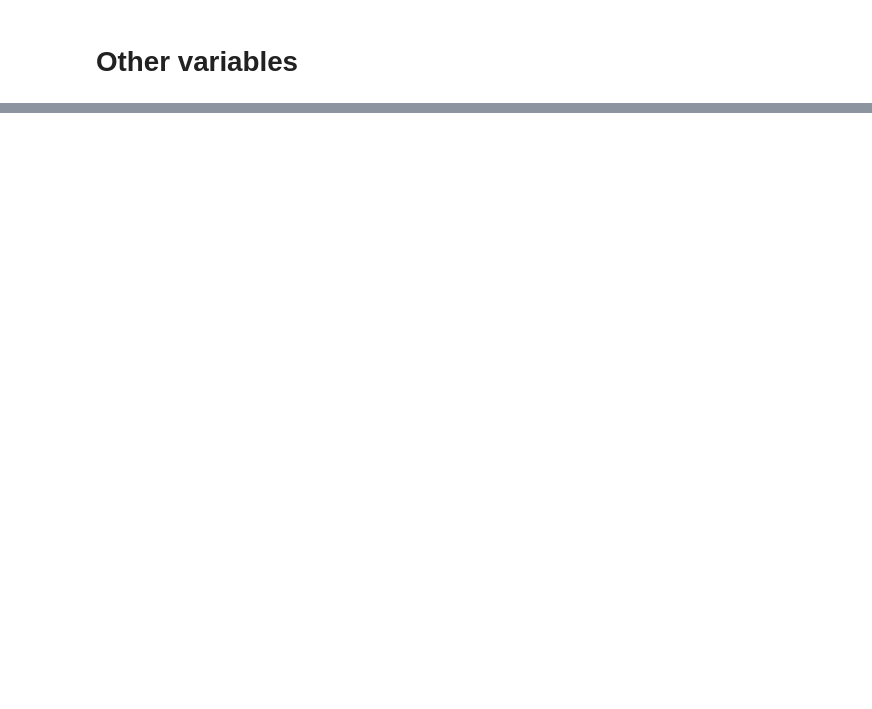
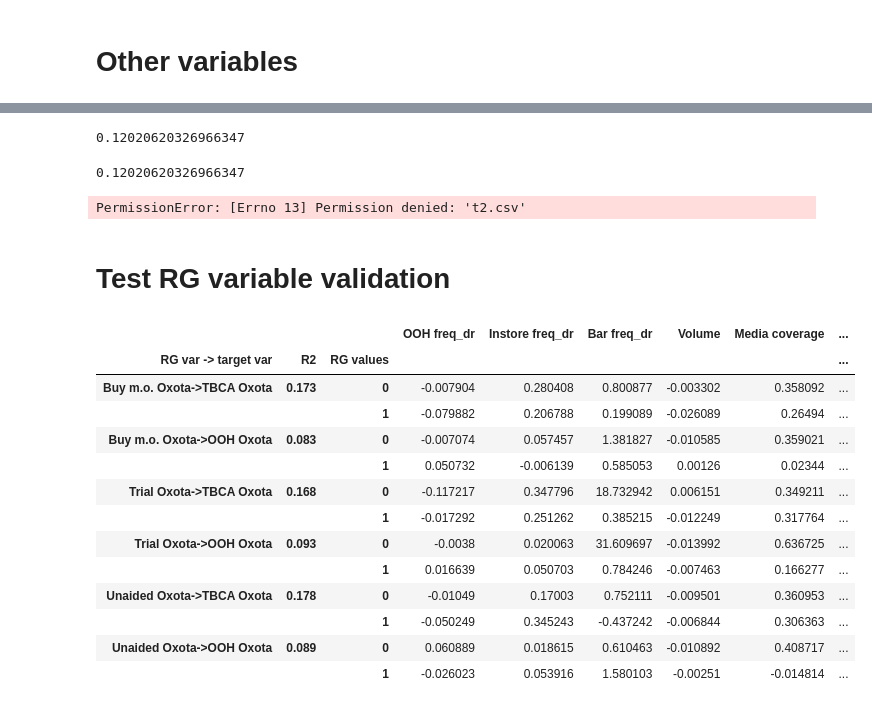
Before and after one commit to woskxmcnvb/XMedia, a Jupyter notebook: main_working_file.ipynb, the cells around one changed output, grey strips where cells are left out. Cells and saved outputs as stored; diff of their text form; code cells hidden in the pictures; blank space fills up the shorter version.

Commit message:
++ Validate other variables

```diff
--- a/main_working_file.ipynb
+++ b/main_working_file.ipynb
@@ -485,0 +276,77 @@ dtype: float64
+# %%
+from LinearRegression import SubSampleRegression
+
+model_data = pd.read_csv('model_data.csv')
+model_data['Base'] = 1
+
+ssr = SubSampleRegression(1)
+
+X_names =  ['Volume', 'Media coverage', 'WOM +ve', 'Experience +ve', 'Base']
+y_name = 'TBCA Oxota'
+
+ssr.Fit(model_data, X_names, y_name, 'Trial Oxota')
+
+ssr.Score(model_data, y_name)
+# %% [output]
+0.12020620326966347
+# %%
+from LinearRegression import LR
+from sklearn.metrics import r2_score
+
+filt_0 = model_data['Trial Oxota'] == 0
+filt_1 = model_data['Trial Oxota'] == 1
+
+reg_0 = LR(fit_intercept=False).fit(model_data.loc[filt_0, X_names], model_data.loc[filt_0, y_name])
+reg_1 = LR(fit_intercept=False).fit(model_data.loc[filt_1, X_names], model_data.loc[filt_1, y_name])
+
+model_data.loc[filt_0, 'Pred'] = reg_0.predict(model_data.loc[filt_0, X_names])
+model_data.loc[filt_1, 'Pred'] = reg_1.predict(model_data.loc[filt_1, X_names])
+
+print(r2_score(model_data[y_name], model_data['Pred']))
+model_data['Pred_my'] = ssr.Predict(model_data)
+
+model_data.to_csv('t2.csv')
+# %% [output]
+0.12020620326966347
+PermissionError: [Errno 13] Permission denied: 't2.csv'
+# %% [markdown]
+# Test RG variable validation
+# %%
+# списки во всех секциях
+
+model_data = pd.read_csv('model_data.csv')
+model_spec = {
+    'Target variables': [
+        #'TBCA Oxota', 'OOH Oxota', 'Trial Oxota', 'Unaided Oxota', 'Consider T1 Oxota'
+        'TBCA Oxota', 'OOH Oxota',
+    ],
+    'Campaign variables': [
+        {'Name': 'OOH freq',     'Alpha': 2, 'Gamma': 12},
+        {'Name': 'Instore freq', 'Alpha': 2, 'Gamma': 4},
+        {'Name': 'Bar freq',     'Alpha': 8, 'Gamma': 4},
+    ],
+    'Other variables': ['Volume', 'Media coverage', 'WOM +ve', 'Experience +ve'],
+    'Relevance groups variable': ['Buy m.o. Oxota', 'Trial Oxota', 'Unaided Oxota'],
+    'Subsample variables': None
+}
+
+
+xmc = MediaContributionCalculator()
+model_spec = xmc.CheckFixSpec(model_data, model_spec)
+
+xmc.ValidateRGVariables(model_data, model_spec)
+# %% [output]
+|  |  |  | OOH freq_dr | Instore freq_dr | Bar freq_dr | Volume | Media coverage | ... |
+| RG var -> target var | R2 | RG values |  |  |  |  |  | ... |
+| Buy m.o. Oxota->TBCA Oxota | 0.173 | 0 | -0.007904 | 0.280408 | 0.800877 | -0.003302 | 0.358092 | ... |
+|  |  | 1 | -0.079882 | 0.206788 | 0.199089 | -0.026089 | 0.26494 | ... |
+| Buy m.o. Oxota->OOH Oxota | 0.083 | 0 | -0.007074 | 0.057457 | 1.381827 | -0.010585 | 0.359021 | ... |
+|  |  | 1 | 0.050732 | -0.006139 | 0.585053 | 0.00126 | 0.02344 | ... |
+| Trial Oxota->TBCA Oxota | 0.168 | 0 | -0.117217 | 0.347796 | 18.732942 | 0.006151 | 0.349211 | ... |
+|  |  | 1 | -0.017292 | 0.251262 | 0.385215 | -0.012249 | 0.317764 | ... |
+| Trial Oxota->OOH Oxota | 0.093 | 0 | -0.0038 | 0.020063 | 31.609697 | -0.013992 | 0.636725 | ... |
+|  |  | 1 | 0.016639 | 0.050703 | 0.784246 | -0.007463 | 0.166277 | ... |
+| Unaided Oxota->TBCA Oxota | 0.178 | 0 | -0.01049 | 0.17003 | 0.752111 | -0.009501 | 0.360953 | ... |
+|  |  | 1 | -0.050249 | 0.345243 | -0.437242 | -0.006844 | 0.306363 | ... |
+| Unaided Oxota->OOH Oxota | 0.089 | 0 | 0.060889 | 0.018615 | 0.610463 | -0.010892 | 0.408717 | ... |
+|  |  | 1 | -0.026023 | 0.053916 | 1.580103 | -0.00251 | -0.014814 | ... |
```
Also changed, not shown: parts of 27 cells of this notebook, 3 other files.
